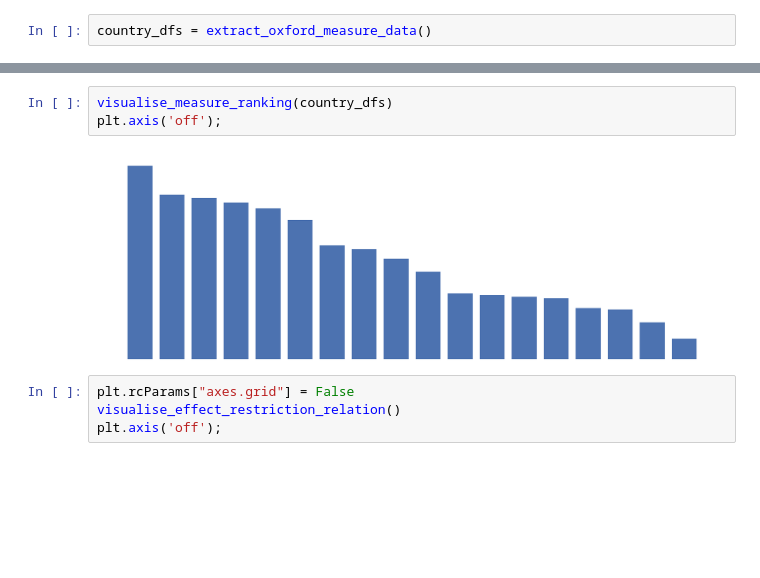
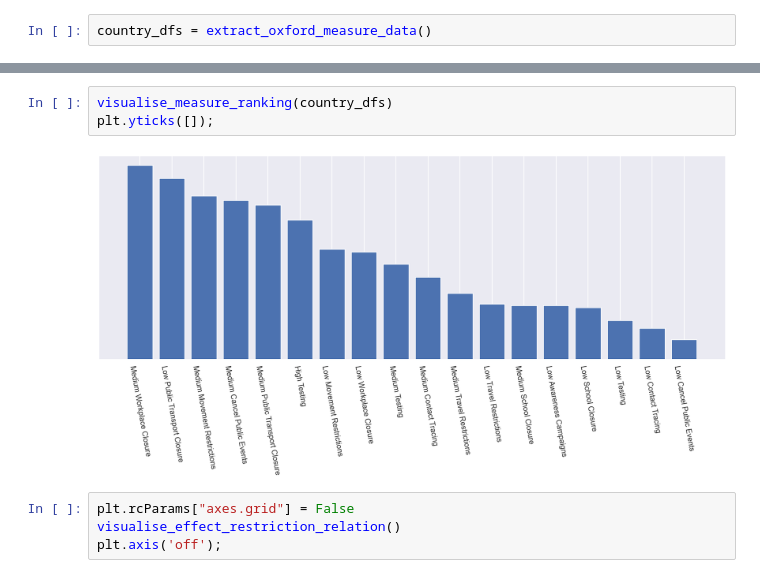
Before and after one commit to ChantalMP/All_The_Right_Measures, a Jupyter notebook: measure_visualisation.ipynb, the cells around one changed output, grey strips where cells are left out. Drawn from its saved outputs; the diff is of its cells as text; blank space fills up the shorter version.

```diff
--- a/measure_visualisation.ipynb
+++ b/measure_visualisation.ipynb
@@ -43,8 +37,8 @@ interactive(children=(Dropdown(description='Country:', index=12, options=('Argen
 # %%
 visualise_measure_ranking(country_dfs)
-plt.axis('off');
+plt.yticks([]);
 # %% [output]
-[figure, old version]
+[figure, new version]
 # %%
 plt.rcParams["axes.grid"] = False
 visualise_effect_restriction_relation()
```
Also changed, not shown: parts of 4 cells of this notebook, 1 other file.
